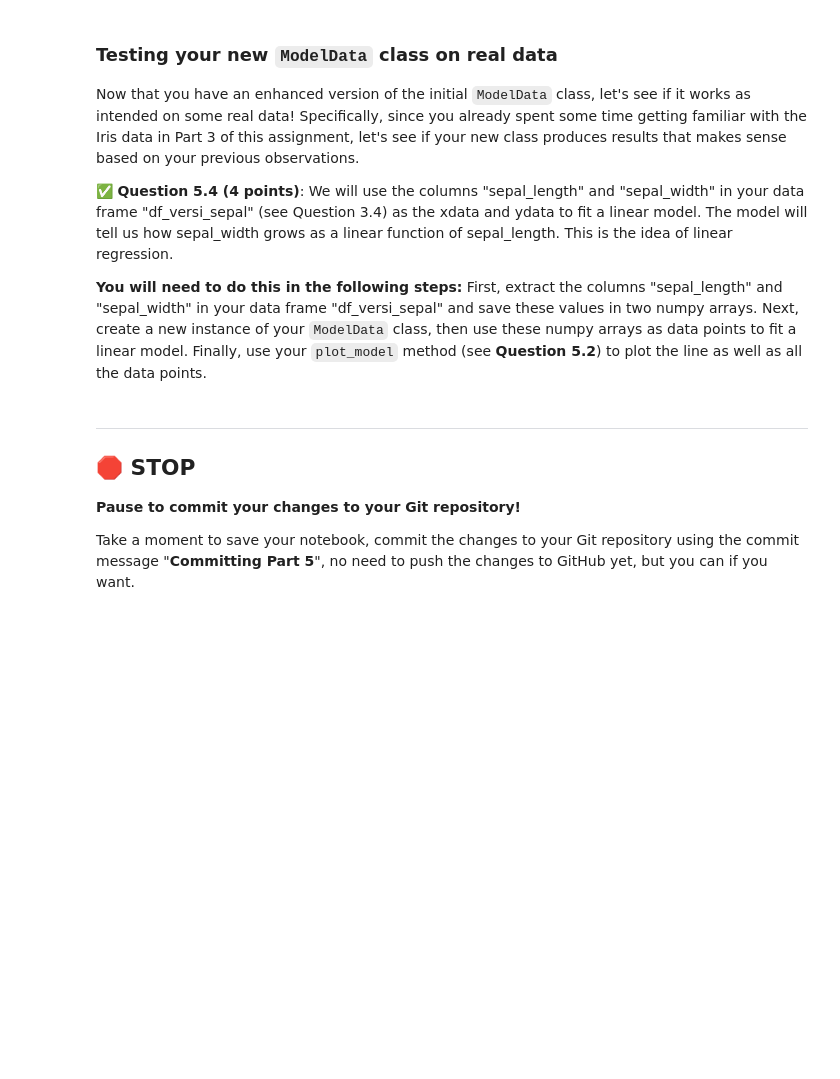
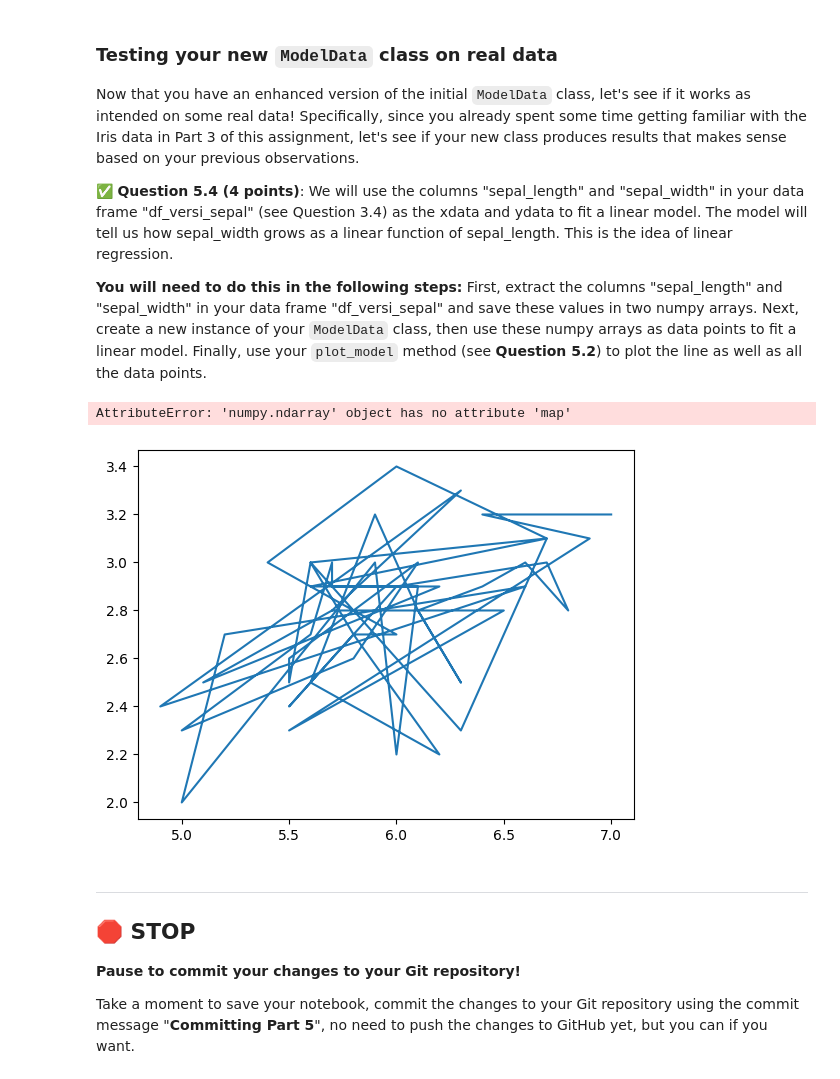
Before and after one commit to Confusedphoton/CMSE202-s24-turnin, a Jupyter notebook: hw-01/HW-01_GitPracticeDebuggingPythonPackagesAndClasses-STUDENT.ipynb, the cells around one changed output. Drawn from its saved outputs; the diff is of its cells as text; code cells hidden in the pictures; blank space fills up the shorter version.

```diff
--- a/hw-01/HW-01_GitPracticeDebuggingPythonPackagesAndClasses-STUDENT.ipynb
+++ b/hw-01/HW-01_GitPracticeDebuggingPythonPackagesAndClasses-STUDENT.ipynb
@@ -558,7 +591,21 @@ If you need to write any code to explore the nature of the bug, please do so in
+# %%
+# Put your code here
+import matplotlib.pyplot as plt
+def plot_model(self, slope, intercept):
+    plt.scatter(self.xdata, self.ydata)
+    plt.plot(self.xdata. map((lambda x: slope*x+intercept), self.xdata))
+
+ModelData.plot_model = plot_model
 # %% [markdown]
 &#9989; **Question 5.3 (3 points)**: Create a new class method called `predict` that predicts and returns the model prediction for a given input value $x$. You should be able to use the `fit_linear_model` method and the keys `slope` and `intercept` in the dictionary to help you with this.
 
 Once you've defined the new method, you should be able to execute the cell below to see if the new method works as intended.
+# %%
+def predict(self, x):
+        stats = self.fit_linear_model()
+        slope, intercept = stats['slope'], stats['intercept']
+        return slope*x+intercept
+ModelData.predict = predict
 # %%
 ## DO NOT CHANGE THIS CELL ##
 
@@ -584,3 +629,13 @@ Now that you have an enhanced version of the initial `ModelData` class, let's se
+# %%
+### Put your code here
+sepal_length = np.array(df_versi['sepal length'])
+sepal_width = np.array(df_versi['sepal width'])
+sepal_data = ModelData(sepal_length, sepal_width)
+stats = sepal_data.fit_linear_model()
+sepal_data.plot_model(slope=stats['slope'], intercept=stats['intercept'])
+# %% [output]
+AttributeError: 'numpy.ndarray' object has no attribute 'map'
+[figure, added]
 # %% [markdown]
 ---
 ## &#128721; STOP
```
Also changed, not shown: parts of 9 cells of this notebook.
